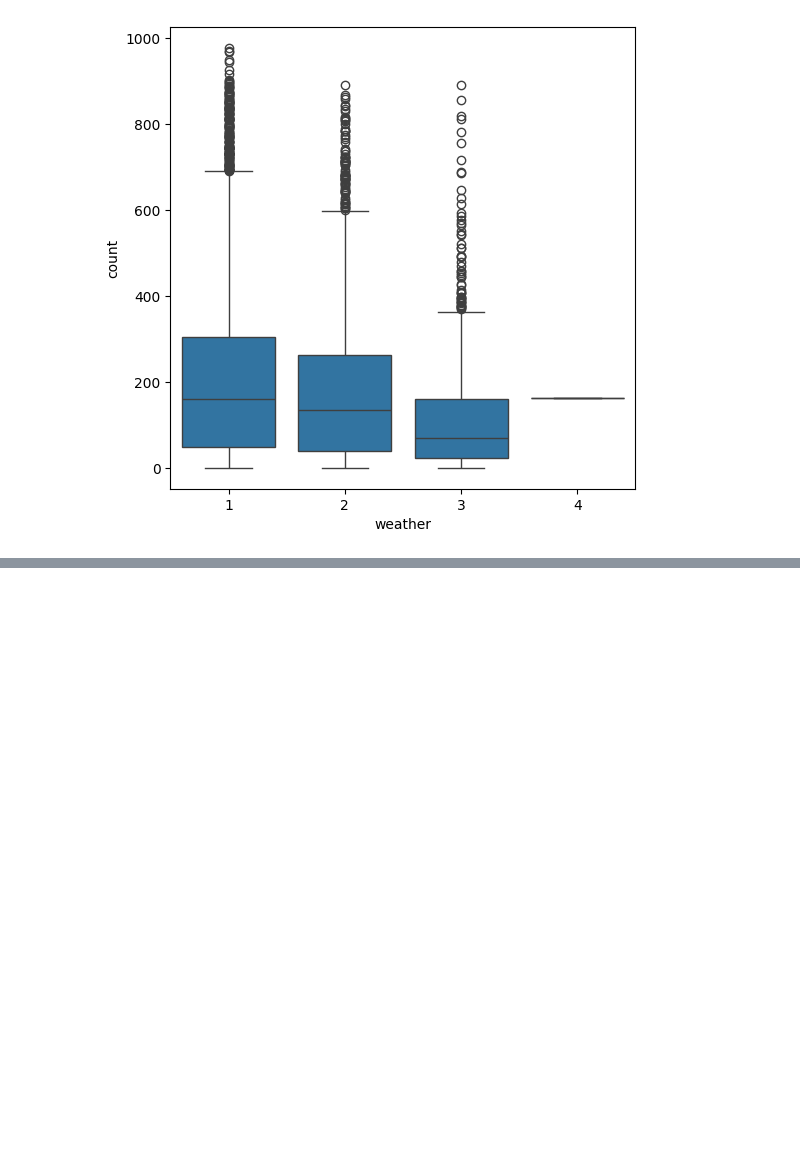
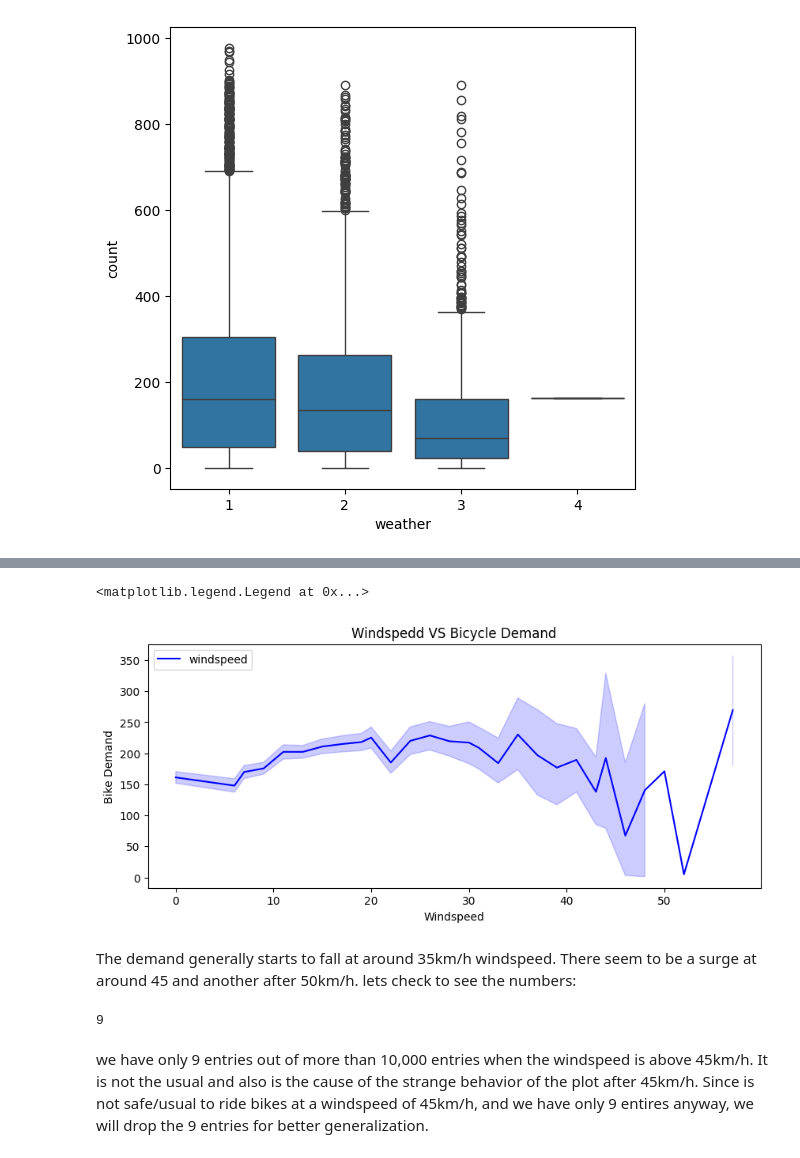
Before and after one commit to Mainasaid/Bike-demand-prediction, a Jupyter notebook: project.ipynb, the cells around one changed output, grey strips where cells are left out. Drawn from its saved outputs; the diff is of its cells as text; code cells hidden in the pictures; blank space fills up the shorter version.

Commit message:
started working with categorical columns

```diff
--- a/project.ipynb
+++ b/project.ipynb
@@ -414,0 +477,18 @@ Now lets work on holiday and then humidity, which has the highest negative corre
+# %%
+plt.figure(figsize=(10,4))
+sns.lineplot(data=train_df, x='windspeed', y='count', legend='full',color='b', label = 'windspeed')
+
+plt.xlabel('Windspeed'); plt.ylabel('Bike Demand')
+plt.title('Windspedd VS Bicycle Demand')
+plt.legend()
+# %% [output]
+<matplotlib.legend.Legend at 0x...>
+[figure, added]
+# %% [markdown]
+The demand generally starts to fall at around 35km/h windspeed. There seem to be a surge at around 45 and another after 50km/h. lets check to see the numbers:
+# %%
+len(train_df[train_df['windspeed'] > 45])
+# %% [output]
+9
+# %% [markdown]
+we have only 9 entries out of more than 10,000 entries when the windspeed is above 45km/h. It is not the usual and also is the cause of the strange behavior of the plot after 45km/h. Since is not safe/usual to ride bikes at a windspeed of 45km/h, and we have only 9 entires anyway, we will drop the 9 entries for better generalization.
```
Also changed, not shown: parts of 39 cells of this notebook.
